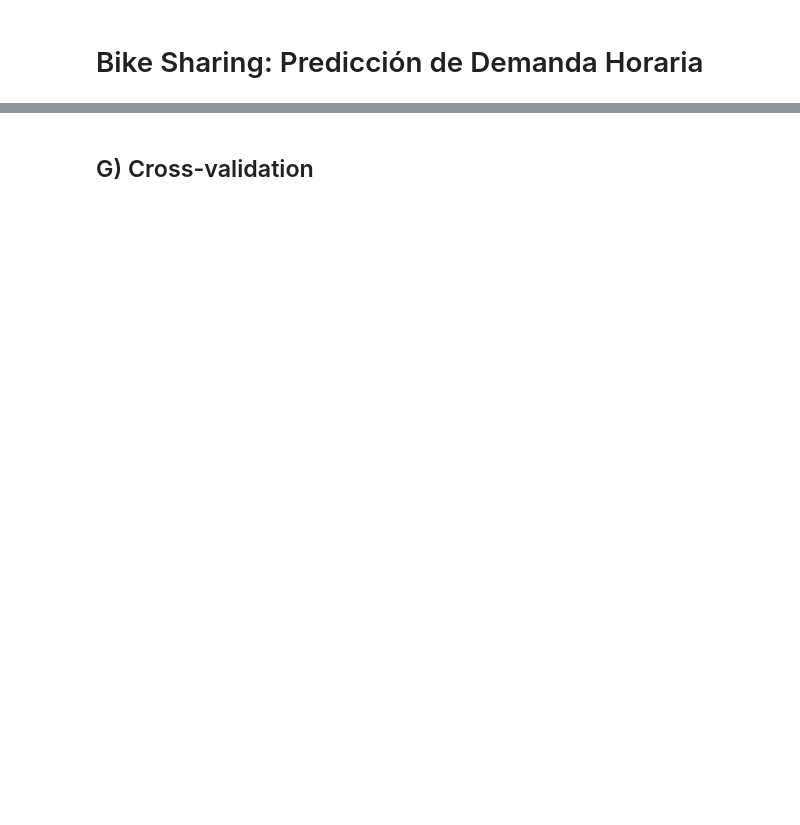
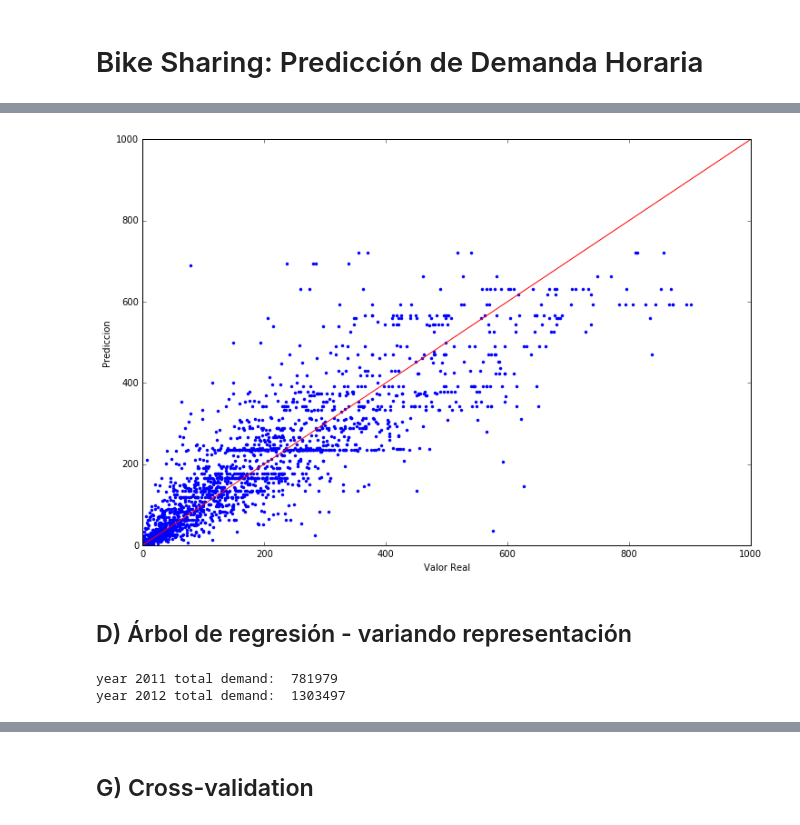
Before and after one commit to FMena14/MachineLearning3, a Jupyter notebook: Parte2.ipynb, the cells around one changed output, grey strips where cells are left out. Cells and saved outputs as stored; diff of their text form; code cells hidden in the pictures; blank space fills up the shorter version.

```diff
--- a/Parte2.ipynb
+++ b/Parte2.ipynb
@@ -555,0 +264,29 @@ representacion con extraccion de caracteristicas normalizadas y transformar el Y
+# %%
+plt.figure(figsize=(12,8))
+plt.plot(Y_test,Y_pred_test,'.')
+plt.plot(range(1000),range(1000), color ="r")
+plt.xlabel('Valor Real')
+plt.ylabel('Prediccion')
+plt.show()
+# %% [output]
+[figure, added]
+# %% [markdown]
+## D) Árbol de regresión - variando representación
+# %%
+#procesamiento de fecha(datetime-timestamp) a numeros
+df['cday'] = pd.to_datetime(df['datetime']).dt.dayofweek#0:lunes,6:domingo
+df['cday'] = pd.to_numeric(df['cday'])
+
+df['year'] = pd.to_datetime(df['datetime']).dt.year
+df['year'] = pd.to_numeric(df['year'])
+
+df['month'] = pd.to_datetime(df['datetime']).dt.month#1:enero, 12: diciembre
+df['month'] = pd.to_numeric(df['month'])
+
+once = df[ (df['year'] == 2011)]
+print "year 2011 total demand: ", sum(once['count'])
+donce = df[ (df['year'] == 2012)]
+print "year 2012 total demand: ",sum(donce['count'])
+# %% [output]
+year 2011 total demand:  781979
+year 2012 total demand:  1303497
```
Also changed, not shown: parts of 65 cells of this notebook, 3 other files.
